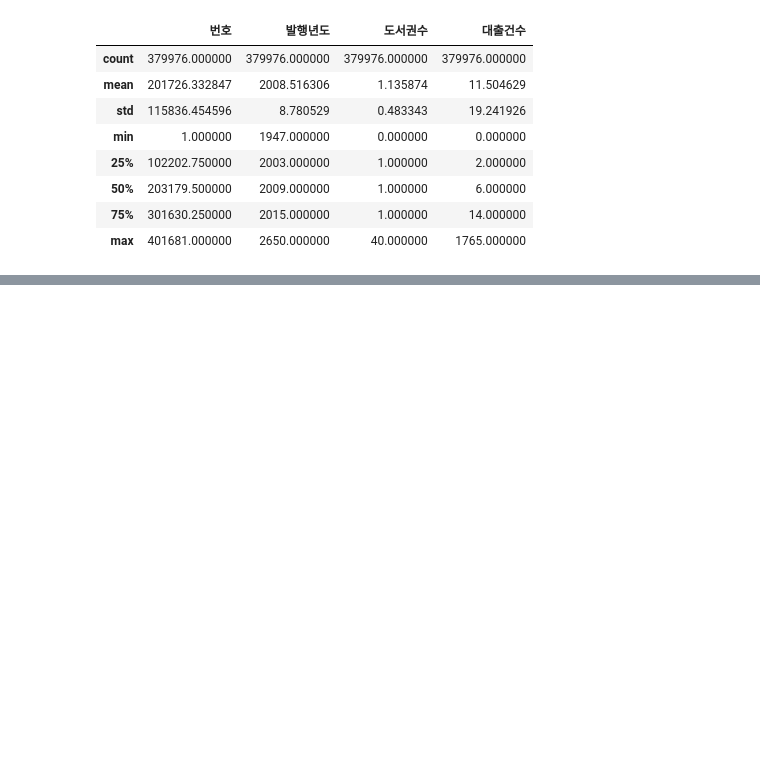
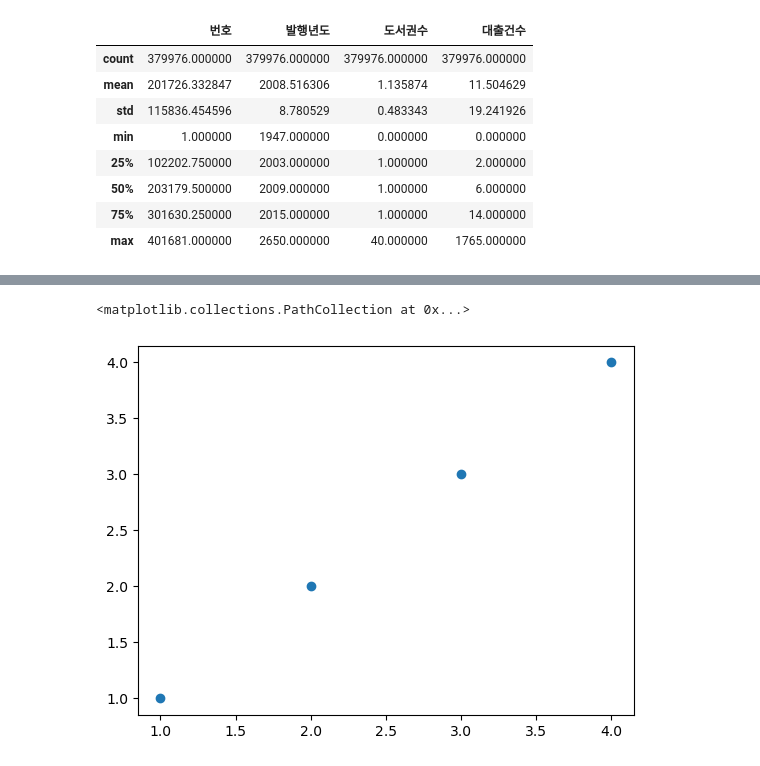
Before and after one commit to yoon0718/kepco, a Jupyter notebook: 09.13_data_summary.ipynb, the cells around one changed output, grey strips where cells are left out. Saved outputs shown, nothing was run; the diff lists cells and outputs as text; code cells hidden in the pictures; blank space fills up the shorter version.

```diff
--- a/09.13_data_summary.ipynb
+++ b/09.13_data_summary.ipynb
@@ -32,0 +145,5 @@ ns_book6.describe()
+# %%
+plt.scatter([1,2,3,4],[1,2,3,4])
+# %% [output]
+<matplotlib.collections.PathCollection at 0x...>
+[figure, added]
```
Also changed, not shown: parts of 37 cells of this notebook.
